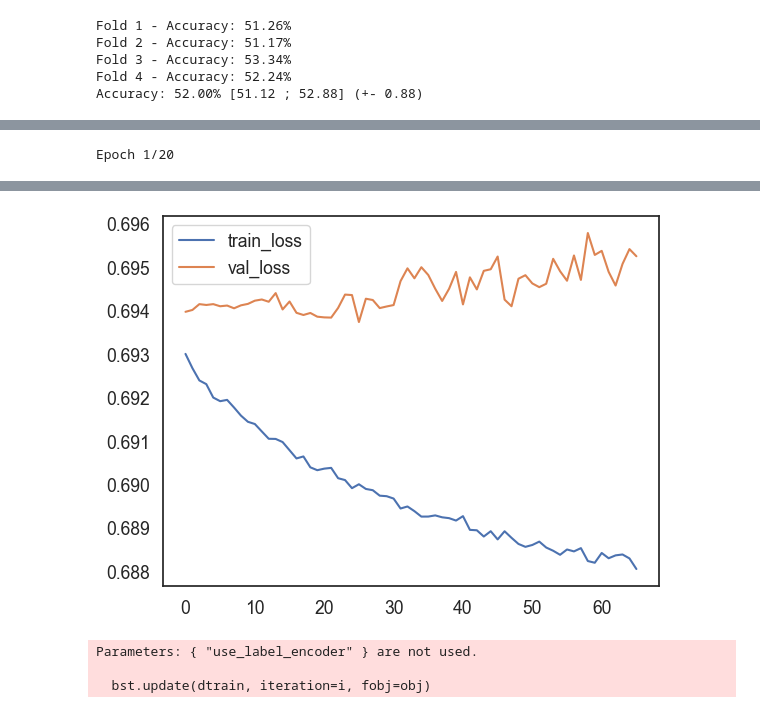
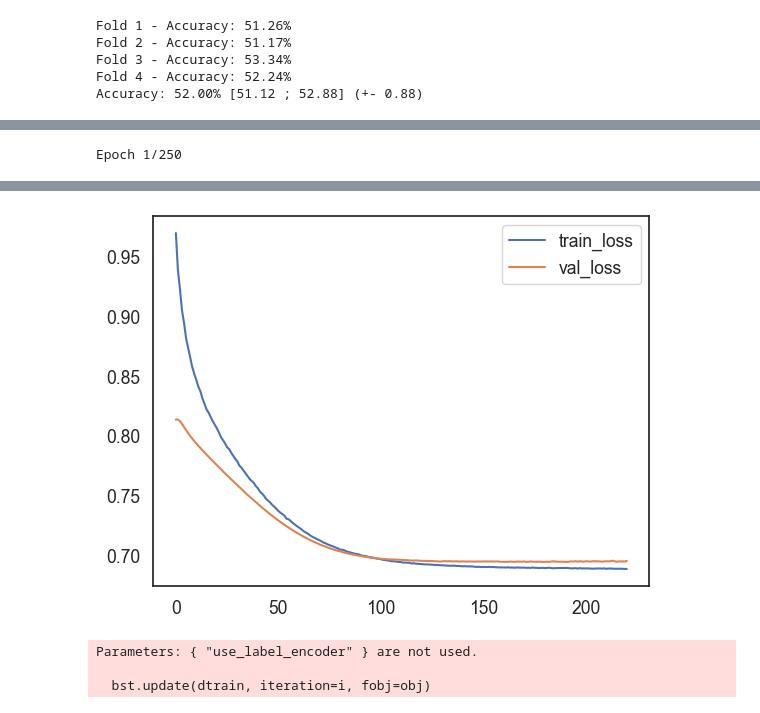
Before and after one commit to yuntongSH/QRT-Stock-Return-Prediction, a Jupyter notebook: QRT Stock Return Prediction Notebook.ipynb, the cells around one changed output, grey strips where cells are left out. Cells and saved outputs as stored; diff of their text form; code cells hidden in the pictures.

Commit message:
Add QRT Stock Return Prediction Notebook

```diff
--- a/QRT Stock Return Prediction Notebook.ipynb
+++ b/QRT Stock Return Prediction Notebook.ipynb
@@ -524,19 +523,16 @@ plt.show()
 [figure]
 # %%
 from tensorflow.keras.models import Sequential
-from tensorflow.keras.layers import Dense, Dropout
+from tensorflow.keras.layers import Dense, Dropout, BatchNormalization
 from tensorflow.keras.optimizers import Adam
 from tensorflow.keras.callbacks import EarlyStopping
 from tensorflow.keras.regularizers import l2
-from tensorflow.keras.layers import BatchNormalization
+import numpy as np
 
-# Neural network construction
-input_dim = X_train.shape[1]
-
-# Convert y_train to integer type for binary classification
+# Ensure y_train is integer (binary classification)
 y_train = y_train.astype(int)
 
-# --- Representative validation split based on DATE ---
+# Validation split based on DATE
 unique_dates = np.sort(train['DATE'].unique())
 n_val_dates = int(0.1 * len(unique_dates))
 val_dates = unique_dates[-n_val_dates:]
@@ -549,68 +545,53 @@ y_nn_train = y_train[train_mask]
 X_nn_val = X_train[val_mask]
 y_nn_val = y_train[val_mask]
 
-# Define the neural network model
+# Model architecture with regularization
+input_dim = X_train.shape[1]
 nn_model = Sequential([
-    Dense(150, activation='tanh', kernel_regularizer=l2(1e-4), input_shape=(input_dim,)),
+    Dense(64, activation='relu', kernel_regularizer=l2(1e-3), input_shape=(input_dim,)),
     BatchNormalization(),
-    Dropout(0.5),
-    Dense(50, activation='relu', kernel_regularizer=l2(1e-4)),
+    Dropout(0.6),
+
+    Dense(32, activation='relu', kernel_regularizer=l2(1e-3)),
+    BatchNormalization(),
+    Dropout(0.4),
+
+    Dense(16, activation='relu', kernel_regularizer=l2(1e-3)),
     BatchNormalization(),
     Dropout(0.3),
-    Dense(35, activation='relu', kernel_regularizer=l2(1e-4)),
-    BatchNormalization(),
-    Dropout(0.2),
+
     Dense(1, activation='sigmoid')
 ])
 
-
-# Choices for loss, metrics, and optimizer
+# Compile model
 nn_model.compile(
-    optimizer=Adam(learning_rate=0.0005),      # Adam optimizer with a learning rate of 0.0005
-    loss='binary_crossentropy',               # Classical loss for binary classification
-    metrics=['accuracy']                      # Classical metric for classification
+    optimizer=Adam(learning_rate=1e-4),
+    loss='binary_crossentropy',
+    metrics=['accuracy']
 )
 
-# Early stopping callback
+# Early stopping
 early_stop = EarlyStopping(
     monitor='val_loss',
     patience=40,
     restore_best_weights=True
 )
 
-# Fit the model (adjust epochs and batch_size as needed)
+# Train the model using proper validation data
 history = nn_model.fit(
-    X_train, y_train,
-    epochs=20,
-    batch_size=64,
-    validation_split=0.1,
+    X_nn_train, y_nn_train,
+    validation_data=(X_nn_val, y_nn_val),
+    epochs=250,
+    batch_size=5000,
     verbose=2,
     callbacks=[early_stop]
 )
 
-# Train the neural network model for 250 epochs and batch size of 5000
-history_long = nn_model.fit(
-    X_train, y_train,
-    epochs=250,
-    batch_size=5000,
-    validation_split=0.1,
-    verbose=2,
-    callbacks=[early_stop]
-)
-
-from sklearn.metrics import classification_report
-
-# Predict probabilities and convert to binary predictions
-y_pred_prob = nn_model.predict(X_train)
-y_pred = (y_pred_prob > 0.5).astype(int).flatten()
-
-# Print classification report (includes accuracy, precision, recall, f1-score)
-print(classification_report(y_train, y_pred, digits=4))
-
+# Plot training and validation loss
 import matplotlib.pyplot as plt
-plt.plot(history_long.history['loss'], label='train_loss')
-plt.plot(history_long.history['val_loss'], label='val_loss')
+plt.plot(history.history['loss'], label='train_loss')
+plt.plot(history.history['val_loss'], label='val_loss')
 plt.legend()
 plt.show()
 # %% [output]
-Epoch 1/20
+Epoch 1/250
@@ -634,2 +615,2 @@ weighted avg     0.5353    0.5354    0.5353    412469
-[figure, old version]
+[figure, new version]
 # %%
```
Also changed, not shown: parts of 15 cells of this notebook.
